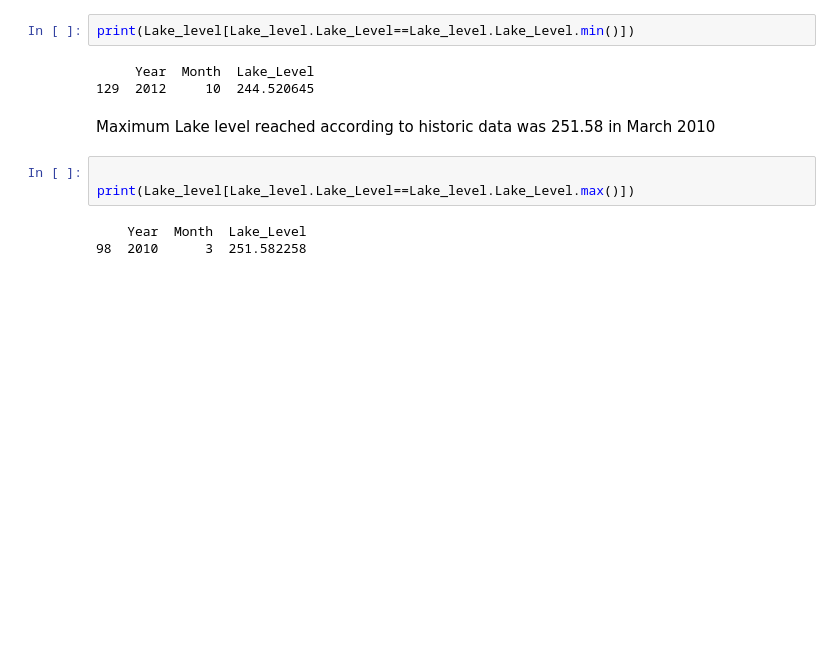
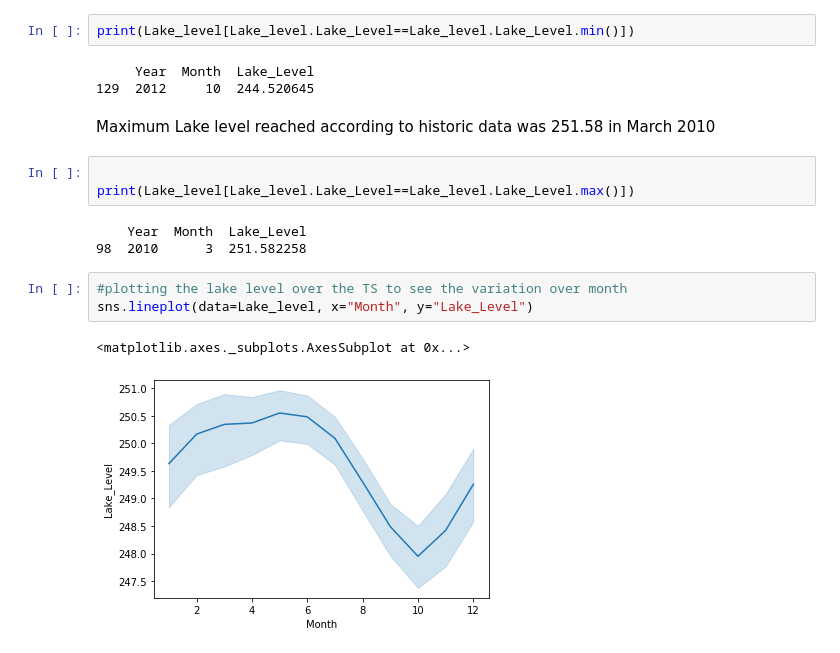
Before and after one commit to SadiqueAbdullah/Water_Bodies_EDA_ACEA, a Jupyter notebook: Water_Bodies_EDA_ACEA.ipynb, the cells around one changed output. Cells and saved outputs as stored; diff of their text form; blank space fills up the shorter version.

Commit message:
added Rain fall and Lake level variation analysis

```diff
--- a/Water_Bodies_EDA_ACEA.ipynb
+++ b/Water_Bodies_EDA_ACEA.ipynb
@@ -140,3 +140,9 @@ print(Lake_level[Lake_level.Lake_Level==Lake_level.Lake_Level.max()])
 # %% [output]
     Year  Month  Lake_Level
 98  2010      3  251.582258
+# %%
+#plotting the lake level over the TS to see the variation over month
+sns.lineplot(data=Lake_level, x="Month", y="Lake_Level")
+# %% [output]
+<matplotlib.axes._subplots.AxesSubplot at 0x...>
+[figure, added]
```
Also changed, not shown: parts of 47 cells of this notebook.
